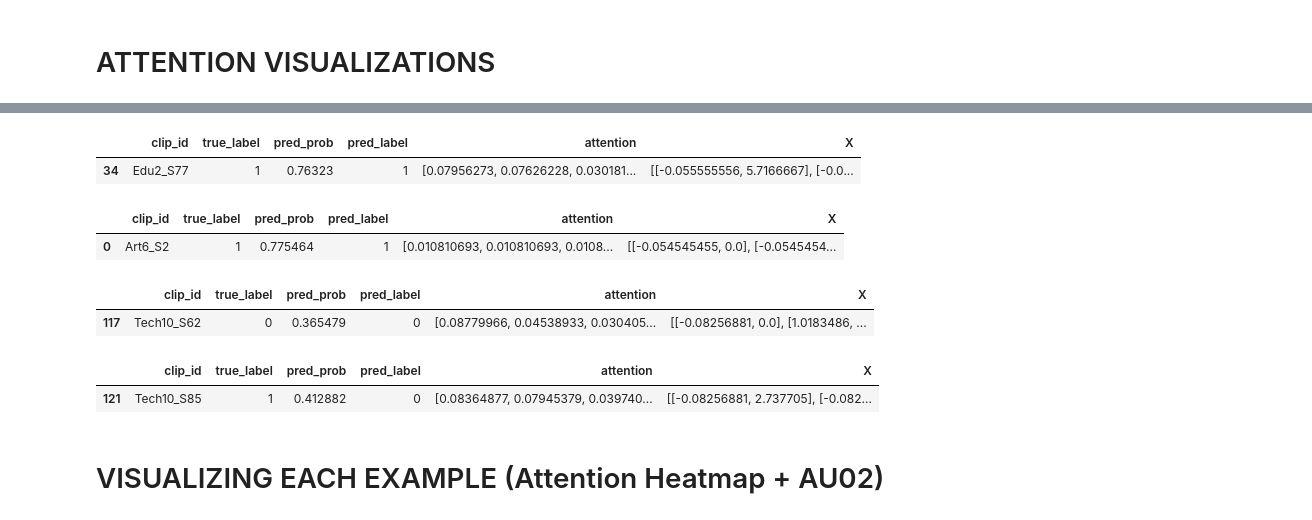
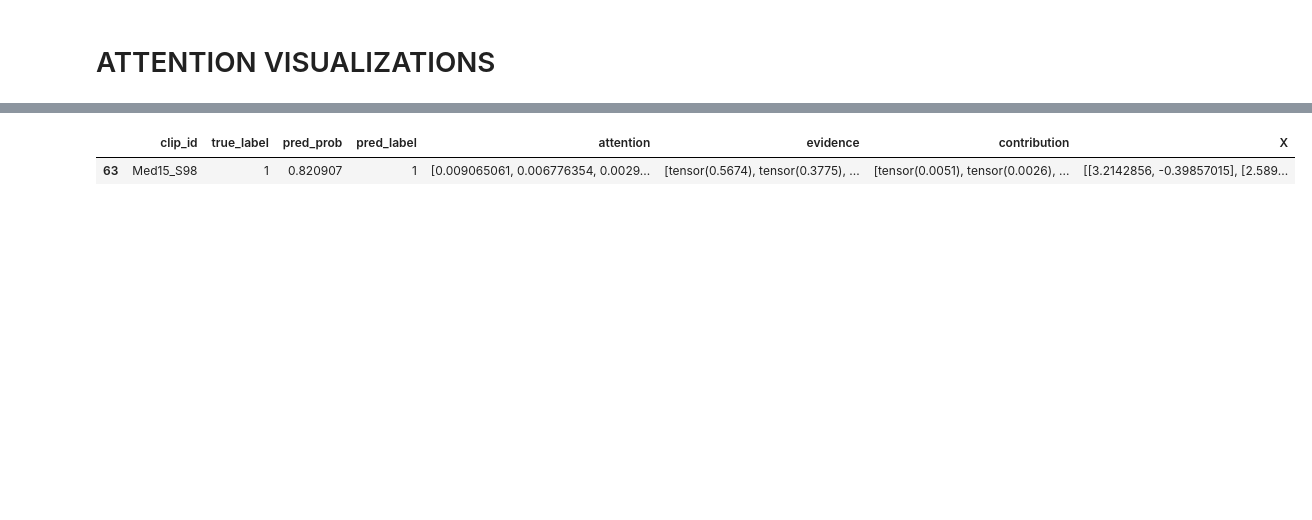
Before and after one commit to zimmermanna/TED-Talk-Appraisal-Recognition, a Jupyter notebook: notebooks/02_full_attention_based_mil.ipynb, the cells around one changed output, grey strips where cells are left out. Drawn from its saved outputs; the diff is of its cells as text; code cells hidden in the pictures; blank space fills up the shorter version.

```diff
--- a/notebooks/02_full_attention_based_mil.ipynb
+++ b/notebooks/02_full_attention_based_mil.ipynb
@@ -31,7 +31,7 @@ weighted avg       0.60      0.61      0.60       134
 # %% [markdown]
 # OUTER BROW RAISER & UPPER LID RAISER
 # %%
-attention_results = attention_based_mil(df, ["AU02_r", "AU05_r"])
+attention_results = attention_based_mil(df, ["AU02_r", "AU12_r"])
 # %% [output]
 --------------------
 Test Source: Art6
@@ -379,29 +340,9 @@ false_positive_ex1
 # %%
-true_positive_ex1 = df_attention[df_attention["clip_id"] == "Edu2_S77"]
+true_positive_ex1 = df_attention[df_attention["clip_id"] == "Med15_S98"]
 true_positive_ex1
 # %% [output]
-|  | clip_id | true_label | pred_prob | pred_label | attention | X |
-| 34 | Edu2_S77 | 1 | 0.76323 | 1 | [0.07956273, 0.07626228, 0.030181... | [[-0.055555556, 5.7166667], [-0.0... |
+|  | clip_id | true_label | pred_prob | pred_label | attention | evidence | contribution | X |
+| 63 | Med15_S98 | 1 | 0.820907 | 1 | [0.009065061, 0.006776354, 0.0029... | [tensor(0.5674), tensor(0.3775), ... | [tensor(0.0051), tensor(0.0026), ... | [[3.2142856, -0.39857015], [2.589... |
-# %%
-true_positive_ex2 = df_attention[df_attention["clip_id"] == "Art6_S2"]
-true_positive_ex2
-# %% [output]
-|  | clip_id | true_label | pred_prob | pred_label | attention | X |
-| 0 | Art6_S2 | 1 | 0.775464 | 1 | [0.010810693, 0.010810693, 0.0108... | [[-0.054545455, 0.0], [-0.0545454... |
-# %%
-true_negative_ex1 = df_attention[df_attention["clip_id"] == "Tech10_S62"]
-true_negative_ex1
-# %% [output]
-|  | clip_id | true_label | pred_prob | pred_label | attention | X |
-| 117 | Tech10_S62 | 0 | 0.365479 | 0 | [0.08779966, 0.04538933, 0.030405... | [[-0.08256881, 0.0], [1.0183486, ... |
-# %%
-false_negative_ex1 = df_attention[df_attention["clip_id"] == "Tech10_S85"]
-false_negative_ex1
-# %% [output]
-|  | clip_id | true_label | pred_prob | pred_label | attention | X |
-| 121 | Tech10_S85 | 1 | 0.412882 | 0 | [0.08364877, 0.07945379, 0.039740... | [[-0.08256881, 2.737705], [-0.082... |
-# %% [markdown]
-# VISUALIZING EACH EXAMPLE (Attention Heatmap + AU02)
 # %%
 top_attention_windows = top_windows(true_positive_ex1)
 top_attention_windows.to_csv("../results/attention_heatmaps/true_positive_ex1.csv", float_format="%.4f")
```
Also changed, not shown: parts of 43 cells of this notebook, 17 other files.
